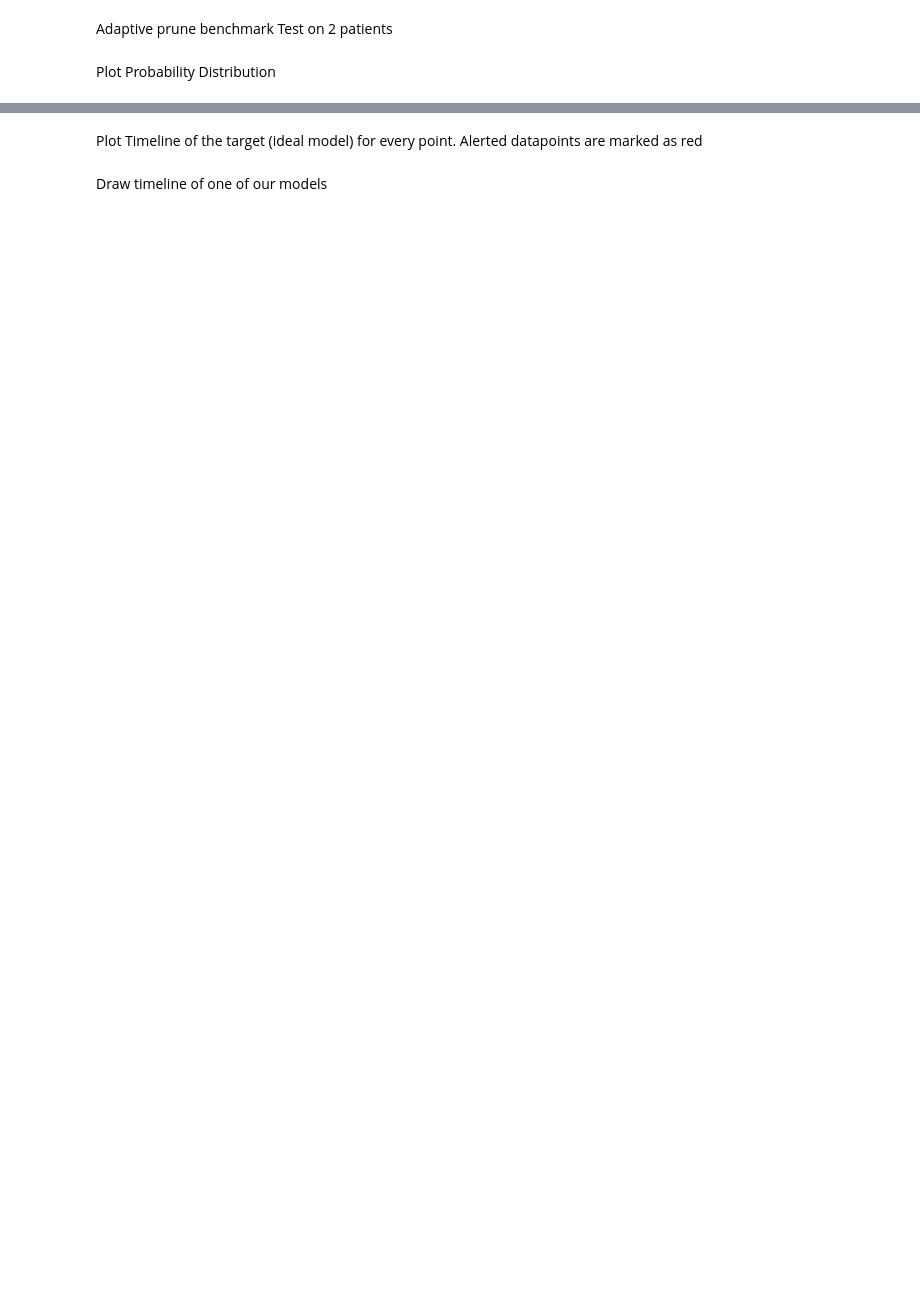
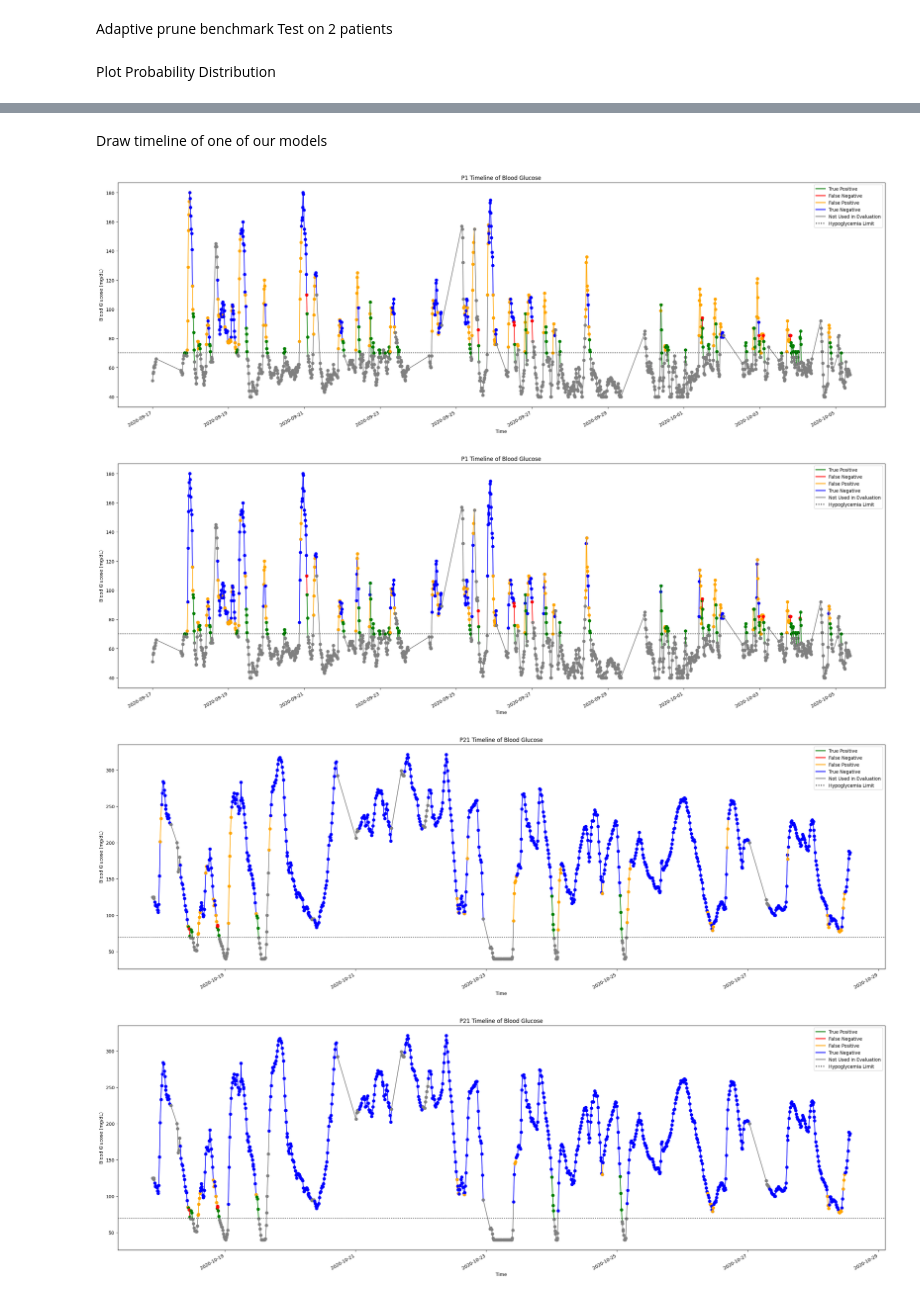
Before and after one commit to KurbanIntelligenceLab/dBG-Hypoglycemia-Forecast, a Jupyter notebook: dBGEvaluation.ipynb, the cells around one changed output, grey strips where cells are left out. Cells and saved outputs as stored; diff of their text form; code cells hidden in the pictures; blank space fills up the shorter version.

```diff
--- a/dBGEvaluation.ipynb
+++ b/dBGEvaluation.ipynb
@@ -100,32 +180,3 @@ draw_histogram(list(probability_model.probability_dict.values()), "Node Probabil
-# %% [markdown]
-Plot Timeline of the target (ideal model) for every point. Alerted datapoints are marked as red
-# %%
-from utils.VisualizationUtils import draw_timeline
-from utils.PropertyNames import ColumnNames as Cols
-from utils.PropertyNames import MethodOptions as Opts
-
-from Benchmark import add_target_column
-
-naive_threshold = 20
-params = {
-    "k": 4,
-    "risky_chars": None,
-    "risk_threshold": 0.5,
-    "prune": True,
-    "prune_method": Opts.filter,
-    "prune_threshold": 3,
-    "max_steps": 3,
-}
-
-# Pick an alert model here
-alert_to_plot = Cols.target
-
-patient_data_with_alerts = add_target_column(patient_data)
-
-for p in ['P1']:
-    draw_timeline(
-        patient_data_with_alerts[patient_data_with_alerts[Cols.patient] == p].sort_values(Cols.date, ascending=True), p,
-        alert_to_plot, include_already_dangerous=False)
 # %% [markdown]
 Draw timeline of one of our models
 # %%
@@ -136,31 +187,36 @@ from utils.PropertyNames import MethodOptions as Opts
 from Benchmark import add_alerts, add_target_column
 
 naive_threshold = 15
 
 params = {
     "k": 6,
     "risky_chars": {0, 1},
     "risk_threshold": 0.2,
     "prune": True,
     "prune_method": Opts.adaptive,
     "prune_threshold": 1,
     "weight_thresholds": [1, 4, 10],
     "value_ranges": [(0, 2), (2, 3), (3, float('inf'))],
     "max_steps": 6,
 }
 
 # Pick an alert model here
 alert_to_plot = Cols.combined_alert_and
 
 patient_data_with_alerts = add_target_column(patient_data)
 patient_data_with_alerts = add_alerts(patient_data_with_alerts, naive_threshold, **params)
 
 excluded = patients.copy().tolist()
 
-for p in ['P1']:
+for p in ["P1",'P21']:
     draw_timeline(
         patient_data_with_alerts[patient_data_with_alerts[Cols.patient] == p].sort_values(Cols.date, ascending=True), p,
         Cols.prob_alert, include_already_dangerous=False)
     draw_timeline(
         patient_data_with_alerts[patient_data_with_alerts[Cols.patient] == p].sort_values(Cols.date, ascending=True), p,
         Cols.combined_alert_and, include_already_dangerous=False)
+# %% [output]
+[figure, added]
+[figure, added]
+[figure, added]
+[figure, added]
```
Also changed, not shown: parts of 21 cells of this notebook, 2 other files.
